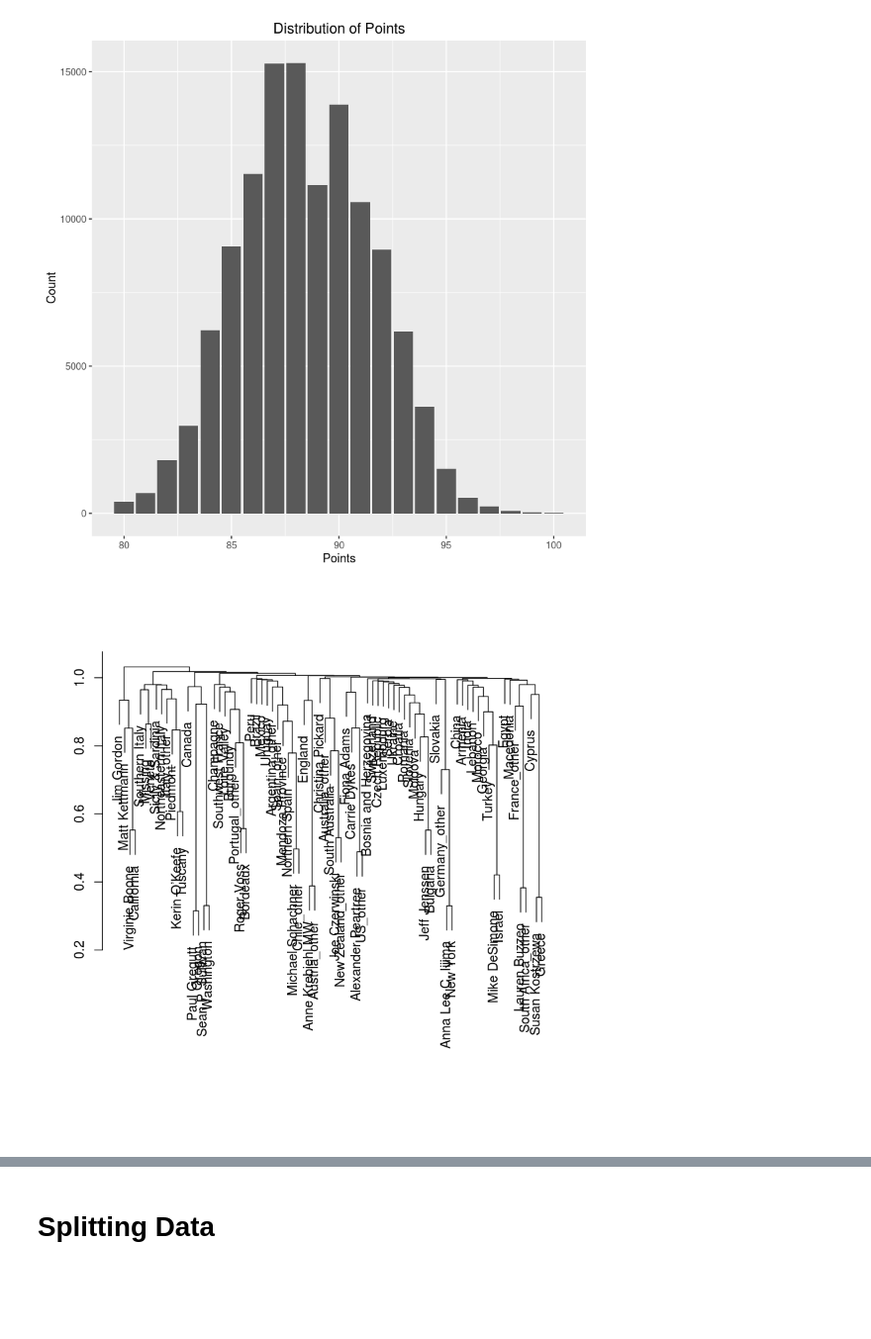
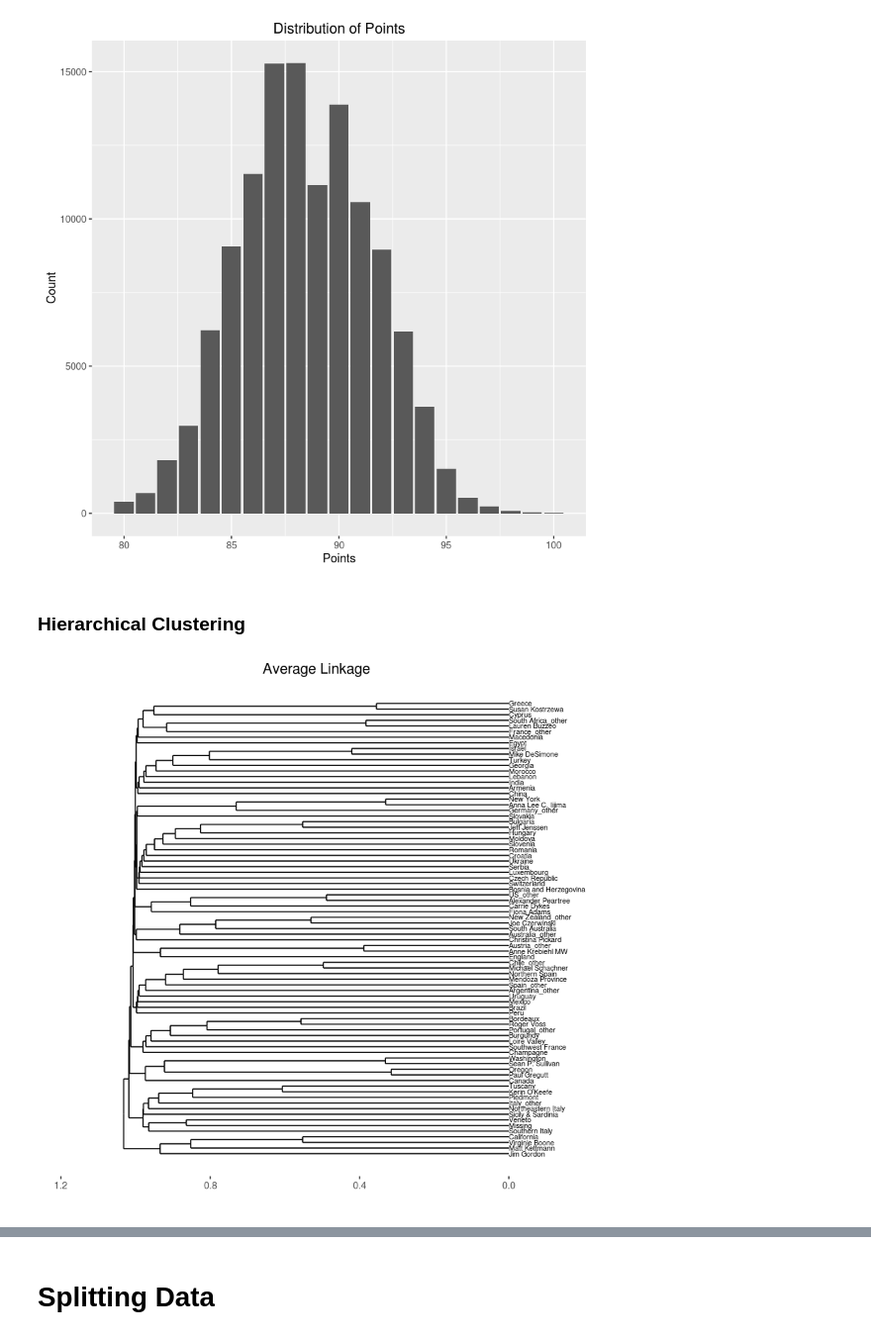
Before and after one commit to yiwenliu0127/707wine, a Jupyter notebook: 707Wine_Benji_Wagner.ipynb, the cells around one changed output, grey strips where cells are left out. Shown at 99% size. Drawn from its saved outputs; the diff is of its cells as text; code cells hidden in the pictures; blank space fills up the shorter version.

Commit message:
Added dendrograms

```diff
--- a/707Wine_Benji_Wagner.ipynb
+++ b/707Wine_Benji_Wagner.ipynb
@@ -173,3 +212,5 @@ data %>% group_by(points) %>% summarize(Count = n()) %>%
     theme(legend.position="none") + labs(title = "Distribution of Points", x = "Points")
 # %% [output]
 [figure]
+# %% [markdown]
+### Hierarchical Clustering
@@ -187,4 +225,21 @@ HA <- hclust(matrix_dist, method = "average")
-# %%
-plot(HA, ann = FALSE, main="Dissimilarity = 1 - Correlation")
-# %% [output]
-[figure, removed]
+# %%
+HA <- hclust(matrix_dist, method = "average")
+HC <- hclust(matrix_dist, method = "complete")
+HS <- hclust(matrix_dist, method = "single")
+dendr1 <- dendro_data(HA, type="rectangle")
+dendr2 <- dendro_data(HC, type="rectangle")
+dendr3 <- dendro_data(HS, type="rectangle")
+# %%
+ggplot() +
+    geom_segment(data=segment(dendr1), aes(x=x, y=y, xend=xend, yend=yend)) +
+    geom_text(data=label(dendr1), aes(x=x, y=y, label=label, hjust=0), size=2.3) +
+    coord_flip() + scale_y_reverse(expand=c(0.2, 0)) +
+    theme(axis.line.y=element_blank(),
+        axis.ticks.y=element_blank(),
+        axis.text.y=element_blank(),
+        axis.title.y=element_blank(),
+        panel.background=element_rect(fill="white"),
+        panel.grid=element_blank()) +
+    ylab("") + ggtitle("Average Linkage")
+# %% [output]
+[figure, added]
```
Also changed, not shown: parts of 12 cells of this notebook.
